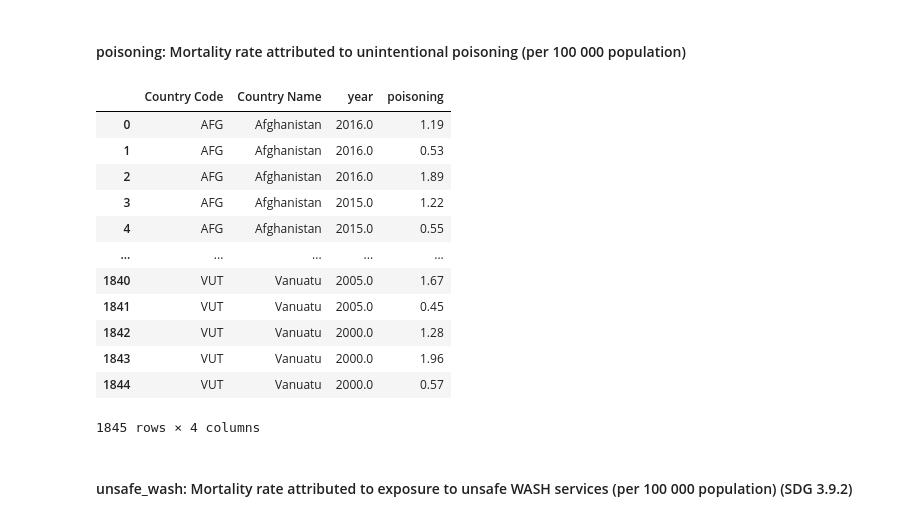
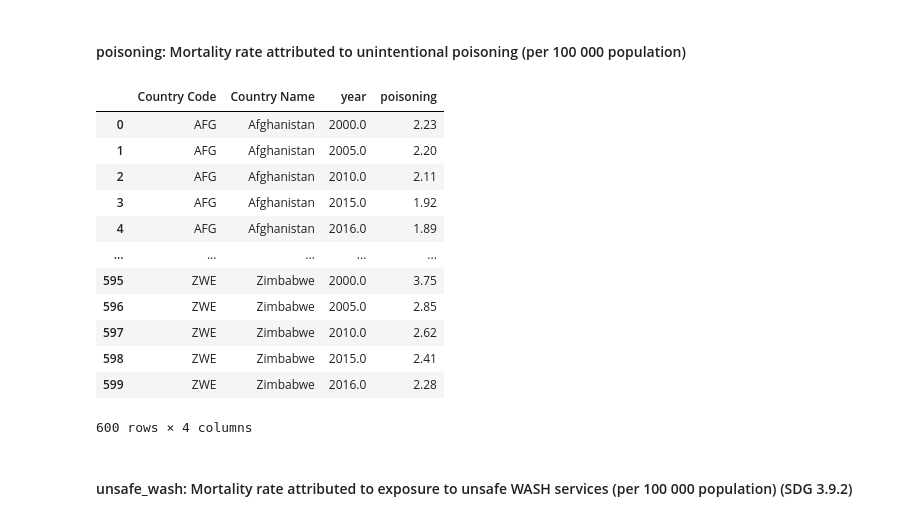
Before and after one commit to hej6853/Rowdy_Rooster_Project3, a Jupyter notebook: Cleaned/X variables/X_Cleansing.ipynb, the cells around one changed output. Cells and saved outputs as stored; diff of their text form; code cells hidden in the pictures.

```diff
--- a/Cleaned/X variables/X_Cleansing.ipynb
+++ b/Cleaned/X variables/X_Cleansing.ipynb
@@ -359,27 +418,28 @@ doctors
 # %%
 poisoning = pd.read_csv('mortalityRatePoisoning.csv')
 poisoning.head()
 #merge
 poisoning = code.merge(poisoning, left_on='Country Name', right_on='Location', how = 'left')
 poisoning = poisoning[['Country Code', 'Country Name', 'Period', 'First Tooltip']]
 poisoning = poisoning.rename(columns = {'Period': 'year',
                                              'First Tooltip':'poisoning'})
 
+poisoning = poisoning.groupby(['Country Code','Country Name','year'])['poisoning'].max().reset_index()
 poisoning
 # %% [output]
 |  | Country Code | Country Name | year | poisoning |
-| 0 | AFG | Afghanistan | 2016.0 | 1.19 |
-| 1 | AFG | Afghanistan | 2016.0 | 0.53 |
-| 2 | AFG | Afghanistan | 2016.0 | 1.89 |
-| 3 | AFG | Afghanistan | 2015.0 | 1.22 |
-| 4 | AFG | Afghanistan | 2015.0 | 0.55 |
+| 0 | AFG | Afghanistan | 2000.0 | 2.23 |
+| 1 | AFG | Afghanistan | 2005.0 | 2.20 |
+| 2 | AFG | Afghanistan | 2010.0 | 2.11 |
+| 3 | AFG | Afghanistan | 2015.0 | 1.92 |
+| 4 | AFG | Afghanistan | 2016.0 | 1.89 |
 | ... | ... | ... | ... | ... |
-| 1840 | VUT | Vanuatu | 2005.0 | 1.67 |
-| 1841 | VUT | Vanuatu | 2005.0 | 0.45 |
-| 1842 | VUT | Vanuatu | 2000.0 | 1.28 |
-| 1843 | VUT | Vanuatu | 2000.0 | 1.96 |
-| 1844 | VUT | Vanuatu | 2000.0 | 0.57 |
+| 595 | ZWE | Zimbabwe | 2000.0 | 3.75 |
+| 596 | ZWE | Zimbabwe | 2005.0 | 2.85 |
+| 597 | ZWE | Zimbabwe | 2010.0 | 2.62 |
+| 598 | ZWE | Zimbabwe | 2015.0 | 2.41 |
+| 599 | ZWE | Zimbabwe | 2016.0 | 2.28 |
-1845 rows × 4 columns
+600 rows × 4 columns
 # %% [markdown]
 #### unsafe_wash: Mortality rate attributed to exposure to unsafe WASH services (per 100 000 population) (SDG 3.9.2)
 # %%
```
Also changed, not shown: parts of 14 cells of this notebook, 9 other files.
